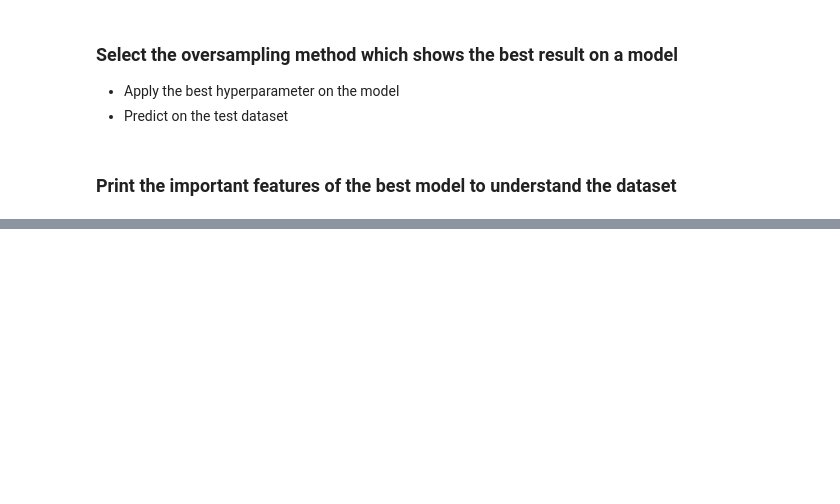
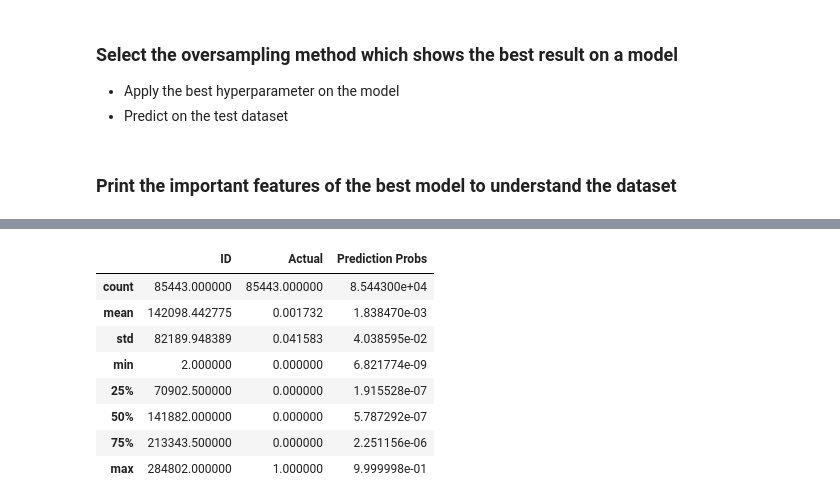
Before and after one commit to BibhuPrasadPanda97/Credit-Card-Fraud-Detection, a Jupyter notebook: Credit_card_fraud_detection - Final_code.ipynb, the cells around one changed output, grey strips where cells are left out. Cells and saved outputs as stored; diff of their text form; code cells hidden in the pictures; blank space fills up the shorter version.

```diff
--- a/Credit_card_fraud_detection - Final_code.ipynb
+++ b/Credit_card_fraud_detection - Final_code.ipynb
@@ -1661,0 +1657,13 @@ Top var = 14
+# %%
+# describe of Prediction_df
+prediction_df.describe()
+# %% [output]
+|  | ID | Actual | Prediction Probs |
+| count | 85443.000000 | 85443.000000 | 8.544300e+04 |
+| mean | 142098.442775 | 0.001732 | 1.838470e-03 |
+| std | 82189.948389 | 0.041583 | 4.038595e-02 |
+| min | 2.000000 | 0.000000 | 6.821774e-09 |
+| 25% | 70902.500000 | 0.000000 | 1.915528e-07 |
+| 50% | 141882.000000 | 0.000000 | 5.787292e-07 |
+| 75% | 213343.500000 | 0.000000 | 2.251156e-06 |
+| max | 284802.000000 | 1.000000 | 9.999998e-01 |
```
Also changed, not shown: parts of 17 cells of this notebook, 1 other file.
